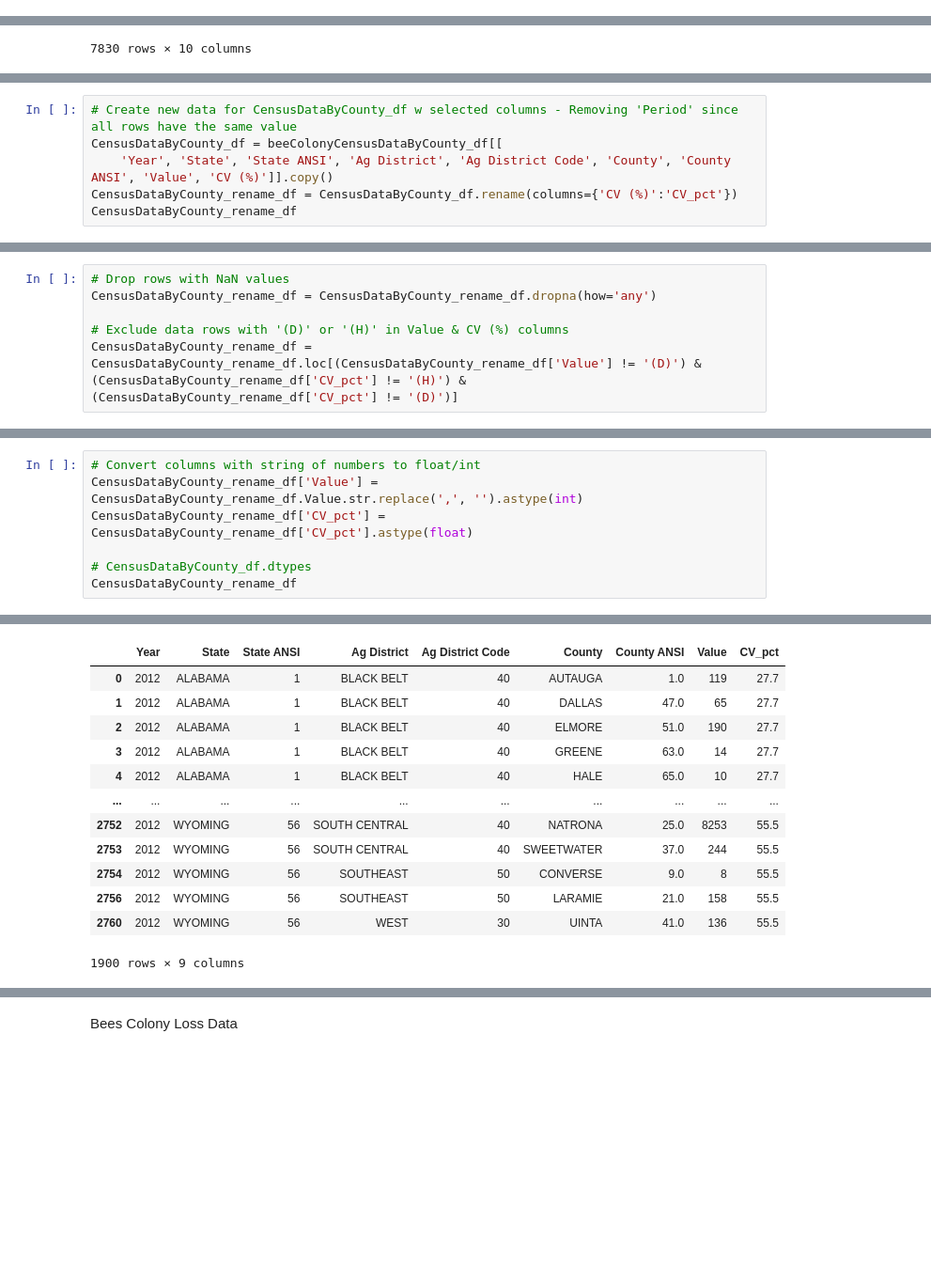
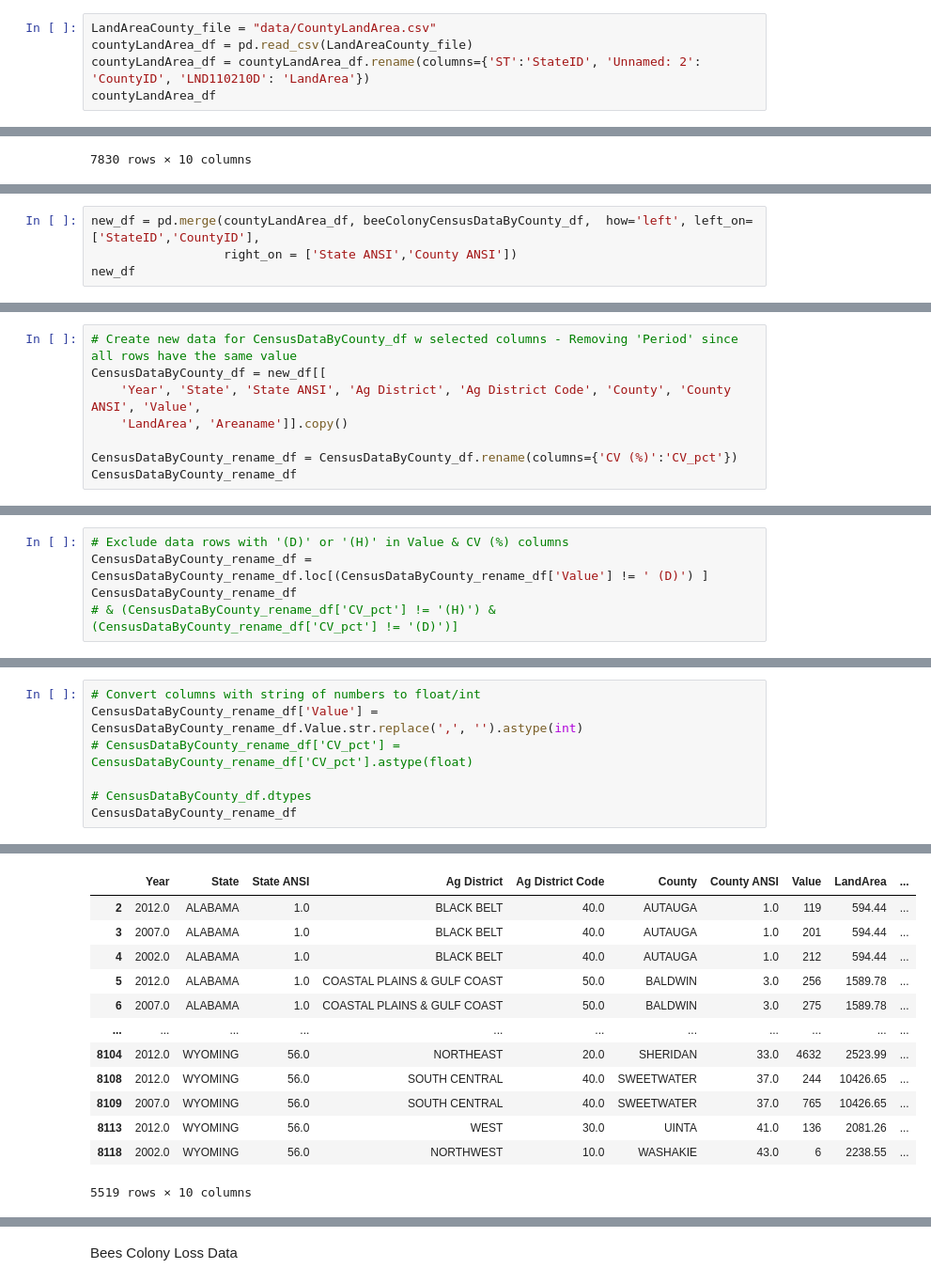
Before and after one commit to JasonAlfred/beeColonies, a Jupyter notebook: SQL functions_final.ipynb, the cells around one changed output, grey strips where cells are left out. Shown: that part at 94% size. Saved outputs shown, nothing was run; the diff lists cells and outputs as text; blank space fills up the shorter version.

```diff
--- a/SQL functions_final.ipynb
+++ b/SQL functions_final.ipynb
@@ -6,3 +6,8 @@ from sqlalchemy import create_engine
 # EXTRACT & TRANSFORM
 # %% [markdown]
 Bees Colony Census Data By County
+# %%
+LandAreaCounty_file = "data/CountyLandArea.csv"
+countyLandArea_df = pd.read_csv(LandAreaCounty_file)
+countyLandArea_df = countyLandArea_df.rename(columns={'ST':'StateID', 'Unnamed: 2': 'CountyID', 'LND110210D': 'LandArea'})
+countyLandArea_df
@@ -27,0 +49,4 @@ beeColonyCensusDataByCounty_df
+# %%
+new_df = pd.merge(countyLandArea_df, beeColonyCensusDataByCounty_df,  how='left', left_on=['StateID','CountyID'],
+                  right_on = ['State ANSI','County ANSI'])
+new_df
@@ -28,7 +67,9 @@ beeColonyCensusDataByCounty_df
 # %%
 # Create new data for CensusDataByCounty_df w selected columns - Removing 'Period' since all rows have the same value
-CensusDataByCounty_df = beeColonyCensusDataByCounty_df[[
-    'Year', 'State', 'State ANSI', 'Ag District', 'Ag District Code', 'County', 'County ANSI', 'Value', 'CV (%)']].copy()
+CensusDataByCounty_df = new_df[[
+    'Year', 'State', 'State ANSI', 'Ag District', 'Ag District Code', 'County', 'County ANSI', 'Value',
+    'LandArea', 'Areaname']].copy()
+
 CensusDataByCounty_rename_df = CensusDataByCounty_df.rename(columns={'CV (%)':'CV_pct'})
 CensusDataByCounty_rename_df
 # %% [output]
@@ -48,6 +108,5 @@ CensusDataByCounty_rename_df
 # %%
-# Drop rows with NaN values
-CensusDataByCounty_rename_df = CensusDataByCounty_rename_df.dropna(how='any')
-
 # Exclude data rows with '(D)' or '(H)' in Value & CV (%) columns
-CensusDataByCounty_rename_df = CensusDataByCounty_rename_df.loc[(CensusDataByCounty_rename_df['Value'] != '(D)') & (CensusDataByCounty_rename_df['CV_pct'] != '(H)') & (CensusDataByCounty_rename_df['CV_pct'] != '(D)')]
+CensusDataByCounty_rename_df = CensusDataByCounty_rename_df.loc[(CensusDataByCounty_rename_df['Value'] != ' (D)') ]
+CensusDataByCounty_rename_df
+# & (CensusDataByCounty_rename_df['CV_pct'] != '(H)') & (CensusDataByCounty_rename_df['CV_pct'] != '(D)')]
@@ -54,7 +127,7 @@ CensusDataByCounty_rename_df = CensusDataByCounty_rename_df.loc[(CensusDataByCou
 # %%
 # Convert columns with string of numbers to float/int
 CensusDataByCounty_rename_df['Value'] = CensusDataByCounty_rename_df.Value.str.replace(',', '').astype(int)
-CensusDataByCounty_rename_df['CV_pct'] = CensusDataByCounty_rename_df['CV_pct'].astype(float)
+# CensusDataByCounty_rename_df['CV_pct'] = CensusDataByCounty_rename_df['CV_pct'].astype(float)
 
 # CensusDataByCounty_df.dtypes
 CensusDataByCounty_rename_df
@@ -62,13 +139,13 @@ CensusDataByCounty_rename_df
-|  | Year | State | State ANSI | Ag District | Ag District Code | County | County ANSI | Value | CV_pct |
-| 0 | 2012 | ALABAMA | 1 | BLACK BELT | 40 | AUTAUGA | 1.0 | 119 | 27.7 |
-| 1 | 2012 | ALABAMA | 1 | BLACK BELT | 40 | DALLAS | 47.0 | 65 | 27.7 |
-| 2 | 2012 | ALABAMA | 1 | BLACK BELT | 40 | ELMORE | 51.0 | 190 | 27.7 |
-| 3 | 2012 | ALABAMA | 1 | BLACK BELT | 40 | GREENE | 63.0 | 14 | 27.7 |
-| 4 | 2012 | ALABAMA | 1 | BLACK BELT | 40 | HALE | 65.0 | 10 | 27.7 |
-| ... | ... | ... | ... | ... | ... | ... | ... | ... | ... |
-| 2752 | 2012 | WYOMING | 56 | SOUTH CENTRAL | 40 | NATRONA | 25.0 | 8253 | 55.5 |
-| 2753 | 2012 | WYOMING | 56 | SOUTH CENTRAL | 40 | SWEETWATER | 37.0 | 244 | 55.5 |
-| 2754 | 2012 | WYOMING | 56 | SOUTHEAST | 50 | CONVERSE | 9.0 | 8 | 55.5 |
-| 2756 | 2012 | WYOMING | 56 | SOUTHEAST | 50 | LARAMIE | 21.0 | 158 | 55.5 |
-| 2760 | 2012 | WYOMING | 56 | WEST | 30 | UINTA | 41.0 | 136 | 55.5 |
+|  | Year | State | State ANSI | Ag District | Ag District Code | County | County ANSI | Value | LandArea | ... |
+| 2 | 2012.0 | ALABAMA | 1.0 | BLACK BELT | 40.0 | AUTAUGA | 1.0 | 119 | 594.44 | ... |
+| 3 | 2007.0 | ALABAMA | 1.0 | BLACK BELT | 40.0 | AUTAUGA | 1.0 | 201 | 594.44 | ... |
+| 4 | 2002.0 | ALABAMA | 1.0 | BLACK BELT | 40.0 | AUTAUGA | 1.0 | 212 | 594.44 | ... |
+| 5 | 2012.0 | ALABAMA | 1.0 | COASTAL PLAINS & GULF COAST | 50.0 | BALDWIN | 3.0 | 256 | 1589.78 | ... |
+| 6 | 2007.0 | ALABAMA | 1.0 | COASTAL PLAINS & GULF COAST | 50.0 | BALDWIN | 3.0 | 275 | 1589.78 | ... |
+| ... | ... | ... | ... | ... | ... | ... | ... | ... | ... | ... |
+| 8104 | 2012.0 | WYOMING | 56.0 | NORTHEAST | 20.0 | SHERIDAN | 33.0 | 4632 | 2523.99 | ... |
+| 8108 | 2012.0 | WYOMING | 56.0 | SOUTH CENTRAL | 40.0 | SWEETWATER | 37.0 | 244 | 10426.65 | ... |
+| 8109 | 2007.0 | WYOMING | 56.0 | SOUTH CENTRAL | 40.0 | SWEETWATER | 37.0 | 765 | 10426.65 | ... |
+| 8113 | 2012.0 | WYOMING | 56.0 | WEST | 30.0 | UINTA | 41.0 | 136 | 2081.26 | ... |
+| 8118 | 2002.0 | WYOMING | 56.0 | NORTHWEST | 10.0 | WASHAKIE | 43.0 | 6 | 2238.55 | ... |
-1900 rows × 9 columns
+5519 rows × 10 columns
```
Also changed, not shown: parts of 23 cells of this notebook, 13 other files.
